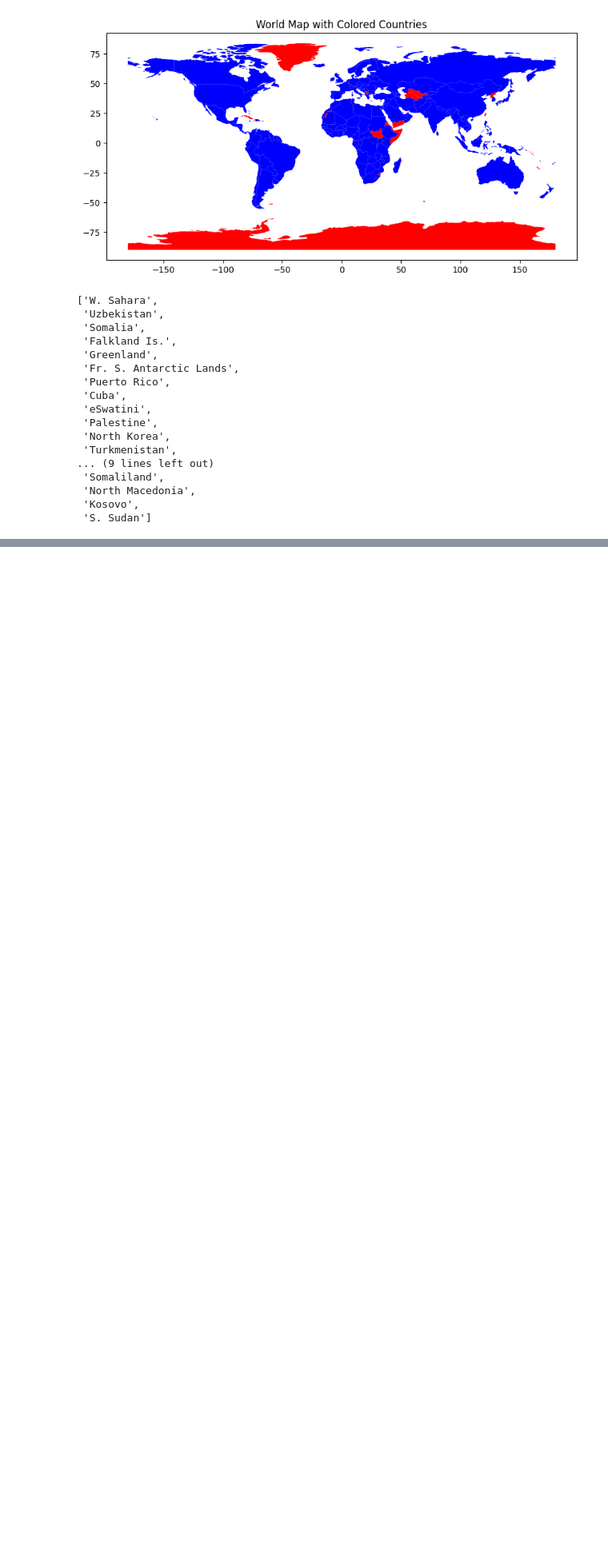
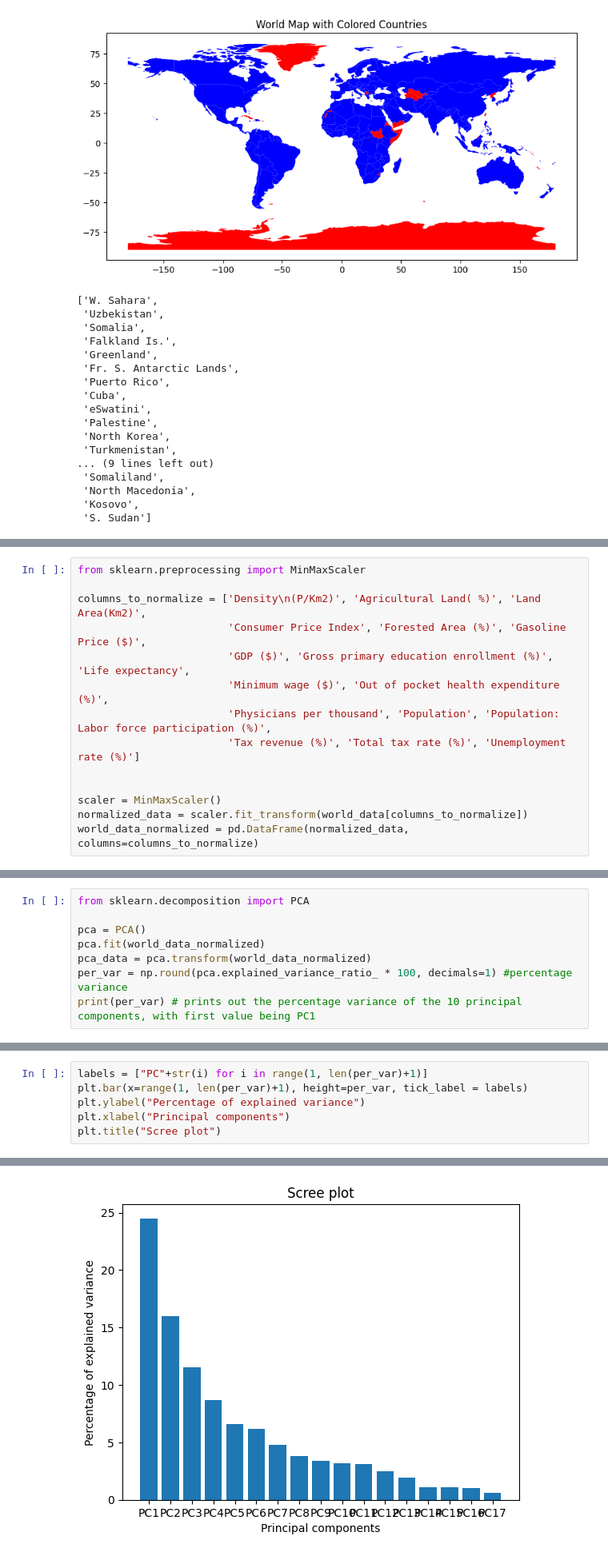
Before and after one commit to KacperWro/DataAnalysisCA, a Jupyter notebook: main.ipynb, the cells around one changed output, grey strips where cells are left out. Shown at 80% size. Drawn from its saved outputs; the diff is of its cells as text; blank space fills up the shorter version.

Commit message:
Scale data using MinMaxScaler Perform Principal Component Analysis on data

```diff
--- a/main.ipynb
+++ b/main.ipynb
@@ -528,0 +545,14 @@ world_map()
+# %%
+from sklearn.preprocessing import MinMaxScaler
+
+columns_to_normalize = ['Density\n(P/Km2)', 'Agricultural Land( %)', 'Land Area(Km2)',
+                        'Consumer Price Index', 'Forested Area (%)', 'Gasoline Price ($)',
+                        'GDP ($)', 'Gross primary education enrollment (%)', 'Life expectancy',
+                        'Minimum wage ($)', 'Out of pocket health expenditure (%)',
+                        'Physicians per thousand', 'Population', 'Population: Labor force participation (%)',
+                        'Tax revenue (%)', 'Total tax rate (%)', 'Unemployment rate (%)']
+
+
+scaler = MinMaxScaler()
+normalized_data = scaler.fit_transform(world_data[columns_to_normalize])
+world_data_normalized = pd.DataFrame(normalized_data, columns=columns_to_normalize)
@@ -528,0 +569,8 @@ world_map()
+# %%
+from sklearn.decomposition import PCA
+
+pca = PCA()
+pca.fit(world_data_normalized)
+pca_data = pca.transform(world_data_normalized)
+per_var = np.round(pca.explained_variance_ratio_ * 100, decimals=1) #percentage variance
+print(per_var) # prints out the percentage variance of the 10 principal components, with first value being PC1
@@ -528,0 +580,7 @@ world_map()
+# %%
+labels = ["PC"+str(i) for i in range(1, len(per_var)+1)]
+plt.bar(x=range(1, len(per_var)+1), height=per_var, tick_label = labels)
+plt.ylabel("Percentage of explained variance")
+plt.xlabel("Principal components")
+plt.title("Scree plot")
+# %% [output]
@@ -528,0 +588 @@ world_map()
+[figure, added]
```
Also changed, not shown: parts of 11 cells of this notebook.
